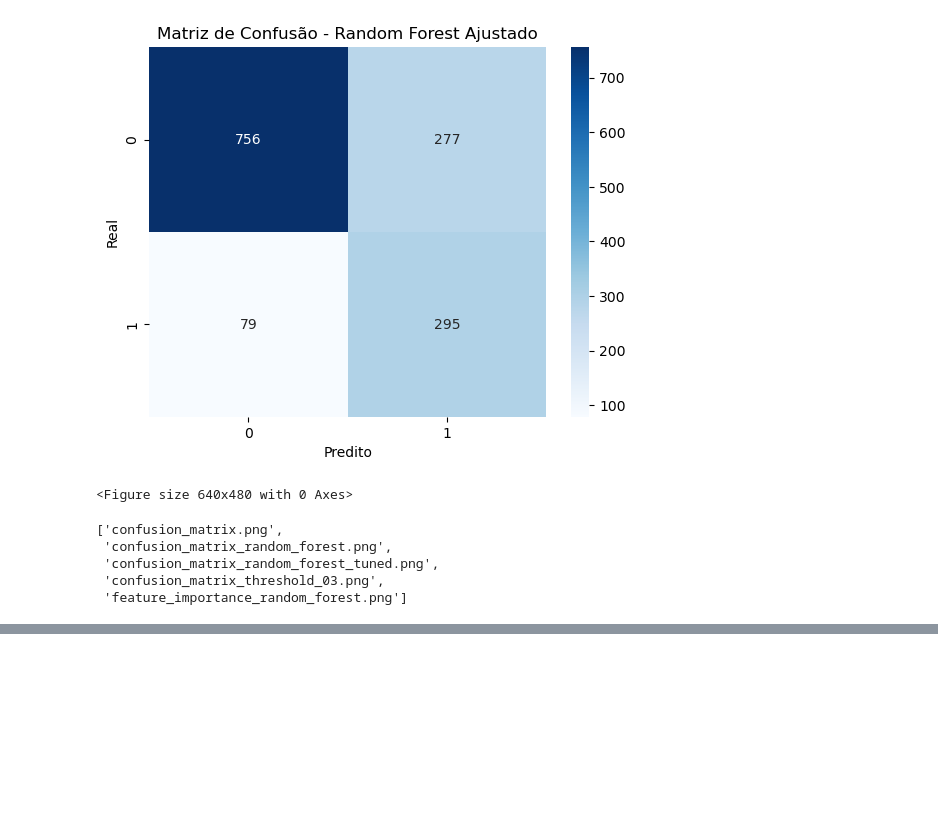
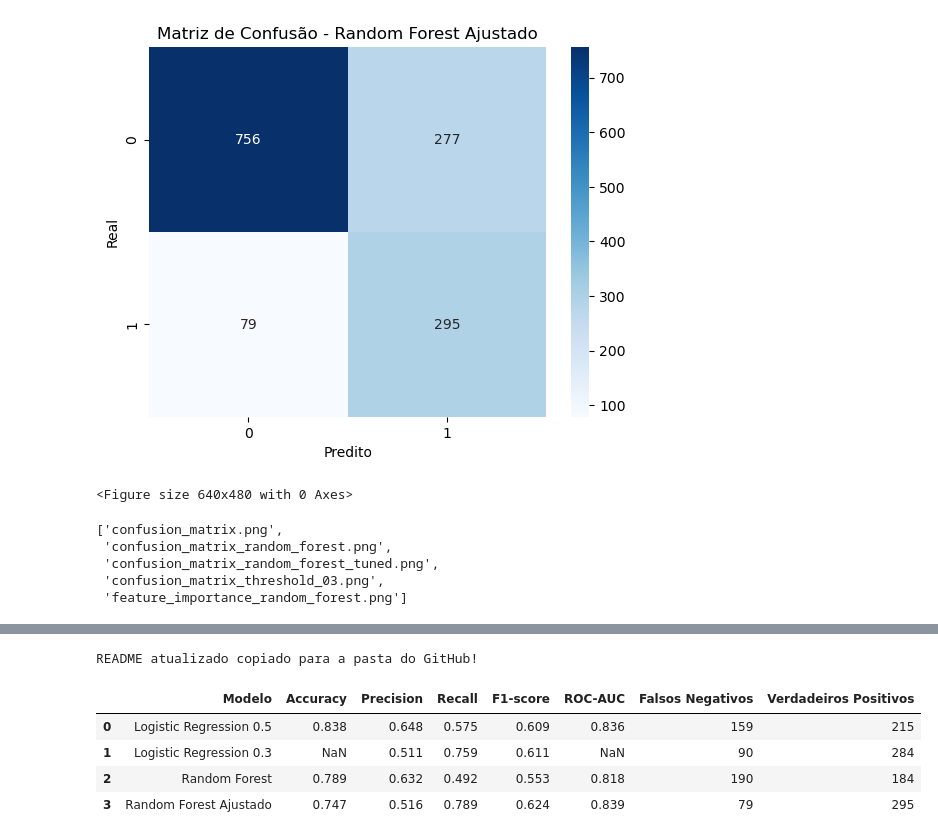
Before and after one commit to Andre-Lutes/churn-prediction-telco-ml, a Jupyter notebook: 01_churn_prediction_telco.ipynb, the cells around one changed output, grey strips where cells are left out. Saved outputs shown, nothing was run; the diff lists cells and outputs as text; code cells hidden in the pictures; blank space fills up the shorter version.

```diff
--- a/01_churn_prediction_telco.ipynb
+++ b/01_churn_prediction_telco.ipynb
@@ -923,0 +1079,69 @@ import os
+# %%
+import shutil
+
+project_folder = r"C:\Users\andre\churn-prediction-telco-ml"
+
+shutil.copy("README.md", project_folder)
+
+print("README atualizado copiado para a pasta do GitHub!")
+# %% [output]
+README atualizado copiado para a pasta do GitHub!
+# %%
+model_comparison = pd.DataFrame({
+    "Modelo": [
+        "Logistic Regression 0.5",
+        "Logistic Regression 0.3",
+        "Random Forest",
+        "Random Forest Ajustado"
+    ],
+    "Accuracy": [
+        0.838,
+        None,
+        0.789,
+        0.747
+    ],
+    "Precision": [
+        0.648,
+        0.511,
+        0.632,
+        0.516
+    ],
+    "Recall": [
+        0.575,
+        0.759,
+        0.492,
+        0.789
+    ],
+    "F1-score": [
+        0.609,
+        0.611,
+        0.553,
+        0.624
+    ],
+    "ROC-AUC": [
+        0.836,
+        None,
+        0.818,
+        0.839
+    ],
+    "Falsos Negativos": [
+        159,
+        90,
+        190,
+        79
+    ],
+    "Verdadeiros Positivos": [
+        215,
+        284,
+        184,
+        295
+    ]
+})
+
+model_comparison
+# %% [output]
+|  | Modelo | Accuracy | Precision | Recall | F1-score | ROC-AUC | Falsos Negativos | Verdadeiros Positivos |
+| 0 | Logistic Regression 0.5 | 0.838 | 0.648 | 0.575 | 0.609 | 0.836 | 159 | 215 |
+| 1 | Logistic Regression 0.3 | NaN | 0.511 | 0.759 | 0.611 | NaN | 90 | 284 |
+| 2 | Random Forest | 0.789 | 0.632 | 0.492 | 0.553 | 0.818 | 190 | 184 |
+| 3 | Random Forest Ajustado | 0.747 | 0.516 | 0.789 | 0.624 | 0.839 | 79 | 295 |
```
Also changed, not shown: parts of 5 cells of this notebook, 1 other file.
